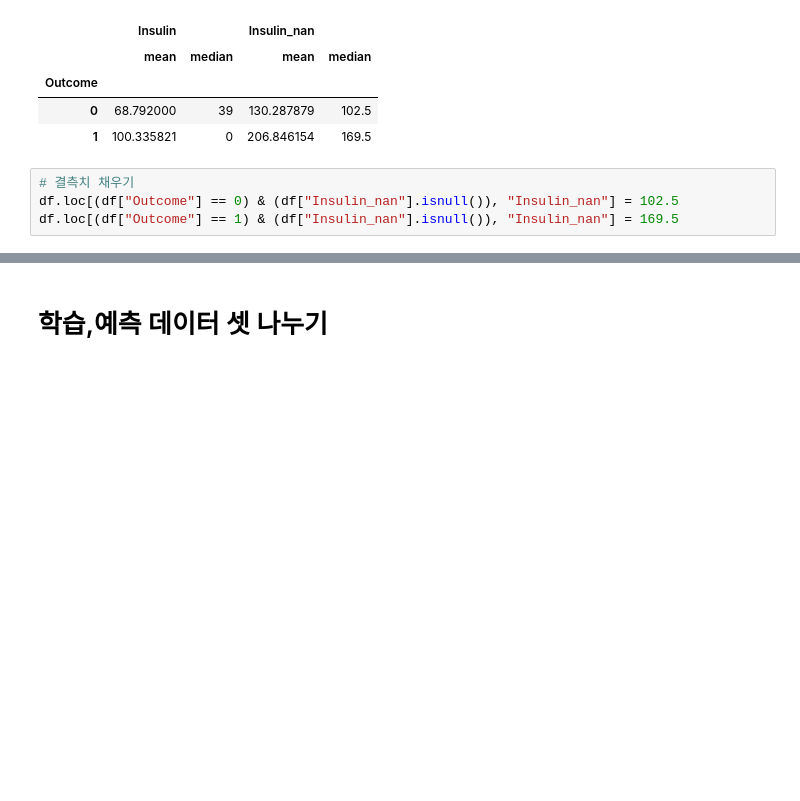
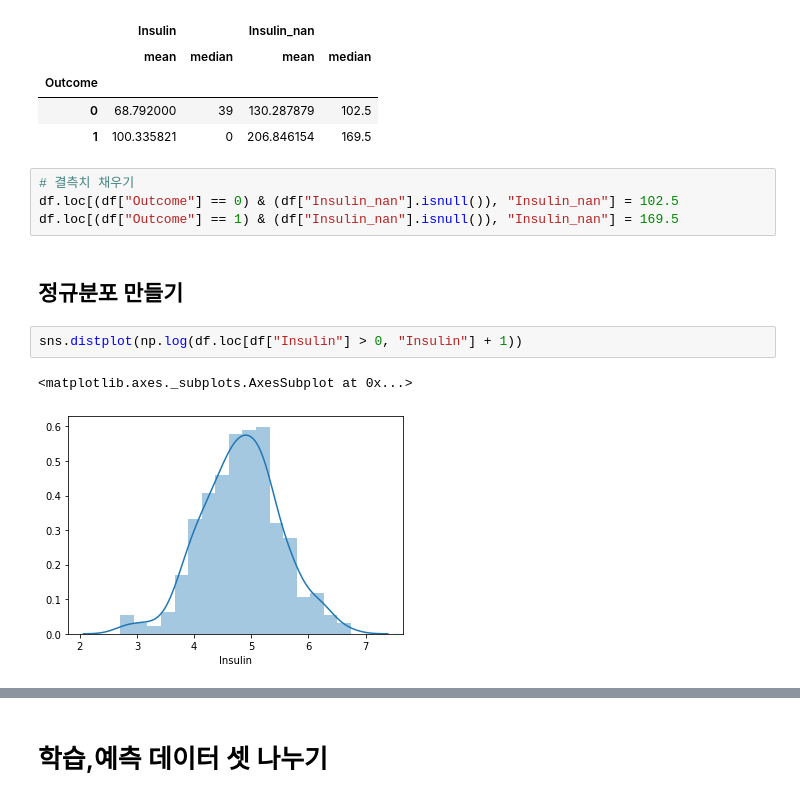
Before and after one commit to baesku789/jupyter, a Jupyter notebook: pima-classfication-baseline-02.ipynb, the cells around one changed output, grey strips where cells are left out. Drawn from its saved outputs; the diff is of its cells as text; blank space fills up the shorter version.

```diff
--- a/pima-classfication-baseline-02.ipynb
+++ b/pima-classfication-baseline-02.ipynb
@@ -128,3 +130,10 @@ df.groupby(["Outcome"])[["Insulin","Insulin_nan"]].agg(["mean", "median"])
 # 결측치 채우기
 df.loc[(df["Outcome"] == 0) & (df["Insulin_nan"].isnull()), "Insulin_nan"] = 102.5
 df.loc[(df["Outcome"] == 1) & (df["Insulin_nan"].isnull()), "Insulin_nan"] = 169.5
+# %% [markdown]
+## 정규분포 만들기
+# %%
+sns.distplot(np.log(df.loc[df["Insulin"] > 0, "Insulin"] + 1))
+# %% [output]
+<matplotlib.axes._subplots.AxesSubplot at 0x...>
+[figure, added]
```
Also changed, not shown: parts of 37 cells of this notebook.
